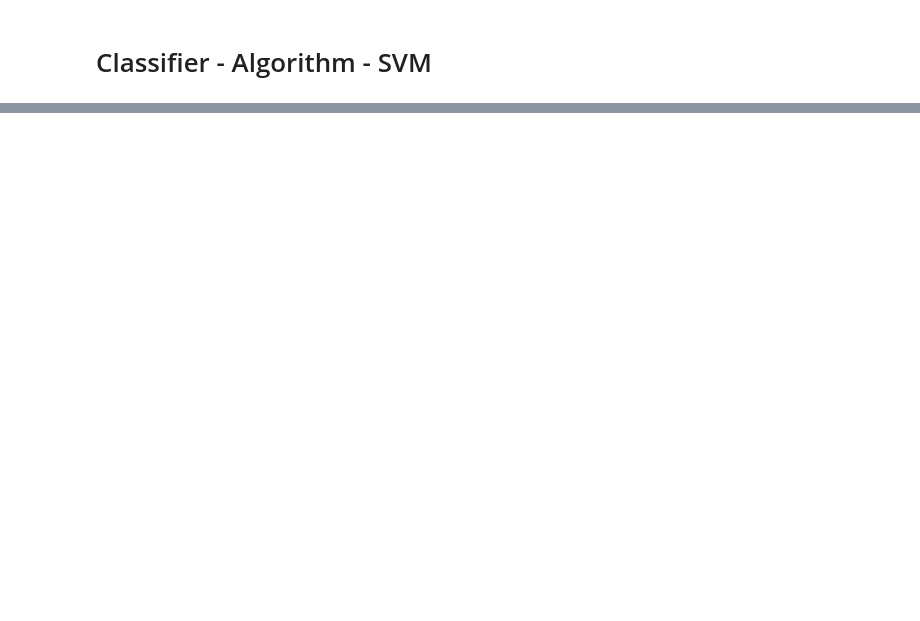
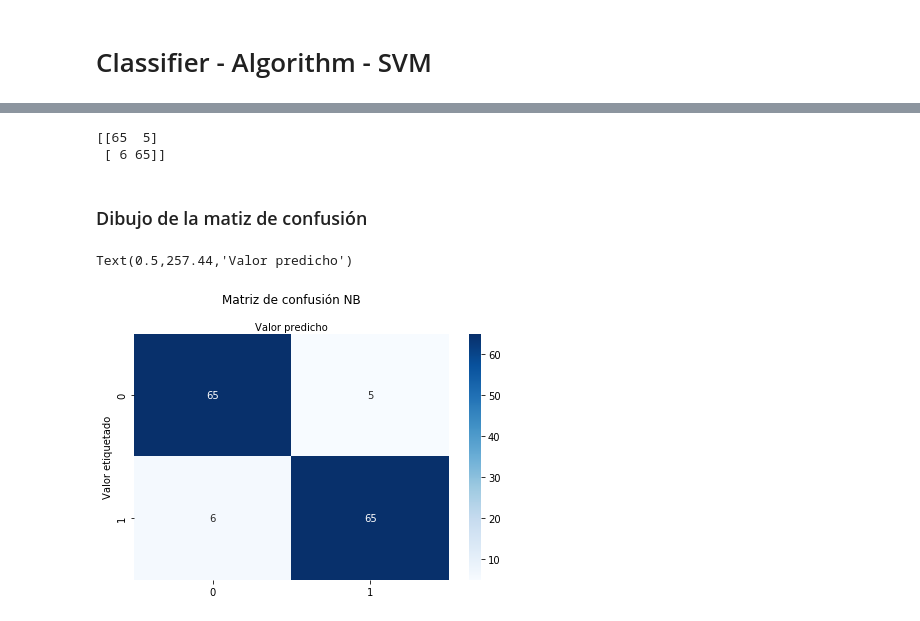
Before and after one commit to SpRdgz/TFM, a Jupyter notebook: 05_Machine_Learning_Models/TF-IDF_NaiveBayes_SVM.ipynb, the cells around one changed output, grey strips where cells are left out. Saved outputs shown, nothing was run; the diff lists cells and outputs as text; code cells hidden in the pictures; blank space fills up the shorter version.

```diff
--- a/05_Machine_Learning_Models/TF-IDF_NaiveBayes_SVM.ipynb
+++ b/05_Machine_Learning_Models/TF-IDF_NaiveBayes_SVM.ipynb
@@ -113,0 +139,25 @@ weighted avg       0.90      0.89      0.89       141
+# %%
+#MATRIZ DE CONFUSIÓN
+cnf_matrix = confusion_matrix(Test_Y,predictions_SVM)
+print(cnf_matrix)
+# %% [output]
+[[65  5]
+ [ 6 65]]
+# %% [markdown]
+### Dibujo de la matiz de confusión
+# %%
+class_names=[0,1] # name  of classes
+fig, ax = plt.subplots()
+tick_marks = np.arange(len(class_names))
+plt.xticks(tick_marks, class_names)
+plt.yticks(tick_marks, class_names)
+# create heatmap
+sns.heatmap(pd.DataFrame(cnf_matrix), annot=True, cmap="Blues" ,fmt='g')
+ax.xaxis.set_label_position("top")
+plt.tight_layout()
+plt.title('Matriz de confusión NB', y=1.1)
+plt.ylabel('Valor etiquetado')
+plt.xlabel('Valor predicho')
+# %% [output]
+Text(0.5,257.44,'Valor predicho')
+[figure, added]
```
Also changed, not shown: parts of 8 cells of this notebook, 4 other files.
